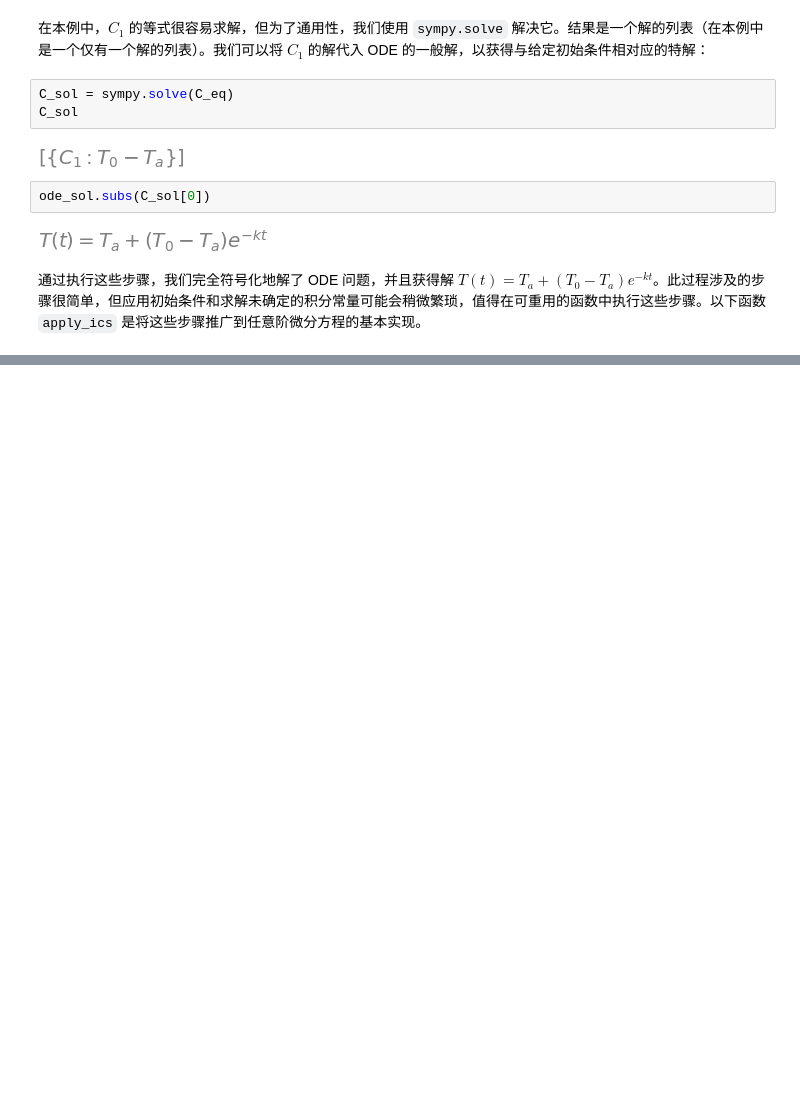
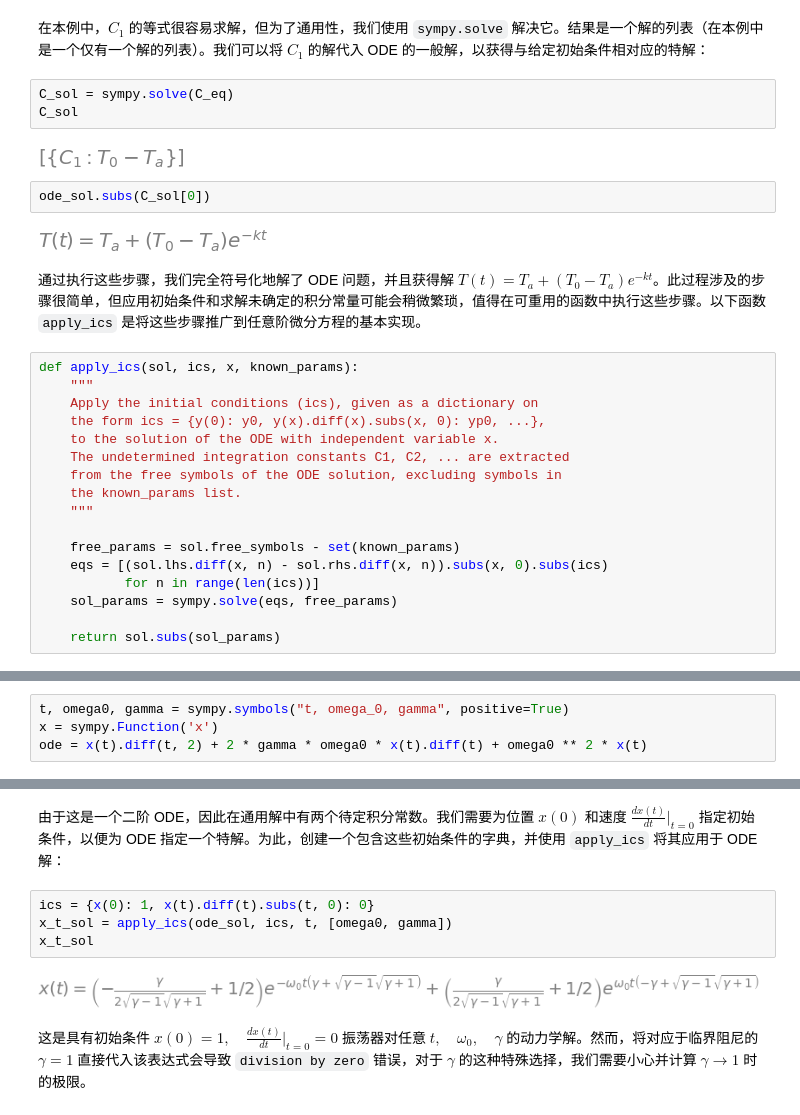
Before and after one commit to xuanyabulema/JupyterNotebook, a Jupyter notebook: ODE.ipynb, the cells around one changed output, grey strips where cells are left out. Saved outputs shown, nothing was run; the diff lists cells and outputs as text; blank space fills up the shorter version.

```diff
--- a/ODE.ipynb
+++ b/ODE.ipynb
@@ -96,3 +96,20 @@ ode_sol.subs(C_sol[0])
 [figure]
 # %% [markdown]
 通过执行这些步骤，我们完全符号化地解了 ODE 问题，并且获得解 $T(t) = T_a + (T_0 - T_a)e^{-kt}$。此过程涉及的步骤很简单，但应用初始条件和求解未确定的积分常量可能会稍微繁琐，值得在可重用的函数中执行这些步骤。以下函数 `apply_ics` 是将这些步骤推广到任意阶微分方程的基本实现。
+# %%
+def apply_ics(sol, ics, x, known_params):
+    """
+    Apply the initial conditions (ics), given as a dictionary on
+    the form ics = {y(0): y0, y(x).diff(x).subs(x, 0): yp0, ...},
+    to the solution of the ODE with independent variable x.
+    The undetermined integration constants C1, C2, ... are extracted
+    from the free symbols of the ODE solution, excluding symbols in
+    the known_params list.
+    """
+
+    free_params = sol.free_symbols - set(known_params)
+    eqs = [(sol.lhs.diff(x, n) - sol.rhs.diff(x, n)).subs(x, 0).subs(ics)
+           for n in range(len(ics))]
+    sol_params = sympy.solve(eqs, free_params)
+
+    return sol.subs(sol_params)
@@ -98,0 +128,4 @@ ode_sol.subs(C_sol[0])
+# %%
+t, omega0, gamma = sympy.symbols("t, omega_0, gamma", positive=True)
+x = sympy.Function('x')
+ode = x(t).diff(t, 2) + 2 * gamma * omega0 * x(t).diff(t) + omega0 ** 2 * x(t)
@@ -98,0 +141,10 @@ ode_sol.subs(C_sol[0])
+# %% [markdown]
+由于这是一个二阶 ODE，因此在通用解中有两个待定积分常数。我们需要为位置 $x(0)$ 和速度 $\frac{dx(t)}{dt}\Bigr|_{t=0}$ 指定初始条件，以便为 ODE 指定一个特解。为此，创建一个包含这些初始条件的字典，并使用 `apply_ics` 将其应用于 ODE 解：
+# %%
+ics = {x(0): 1, x(t).diff(t).subs(t, 0): 0}
+x_t_sol = apply_ics(ode_sol, ics, t, [omega0, gamma])
+x_t_sol
+# %% [output]
+[figure, added]
+# %% [markdown]
+这是具有初始条件 $x(0) = 1, \quad \frac{dx(t)}{dt}\Bigr|_{t=0} = 0$ 振荡器对任意 $t, \quad \omega_0, \quad \gamma$ 的动力学解。然而，将对应于临界阻尼的 $\gamma = 1$ 直接代入该表达式会导致 `division by zero` 错误，对于 $\gamma$ 的这种特殊选择，我们需要小心并计算 $\gamma \to 1$ 时的极限。
```
Also changed, not shown: parts of 6 cells of this notebook.
